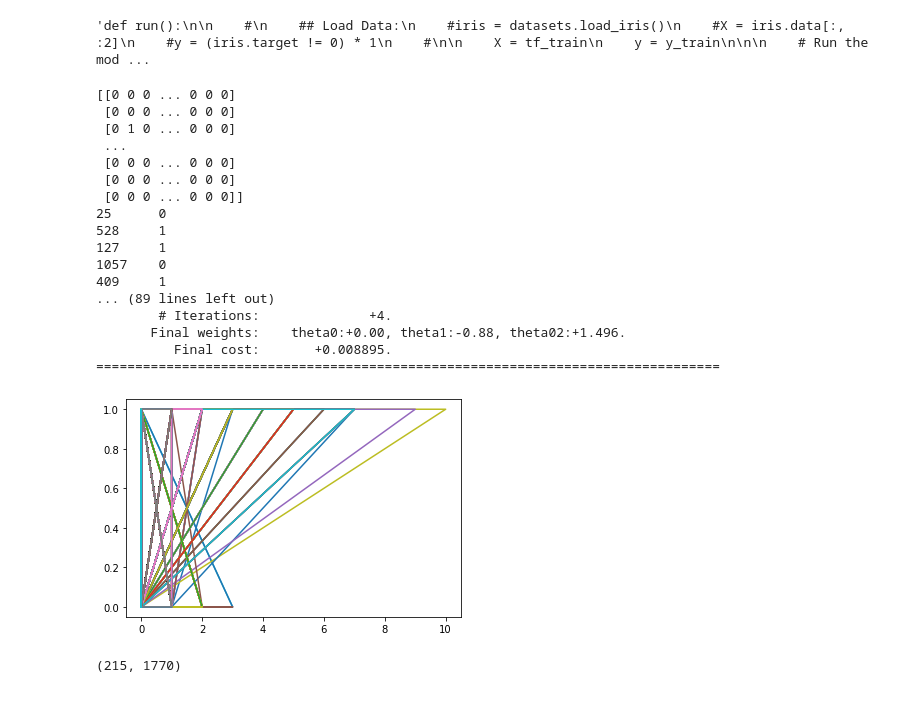
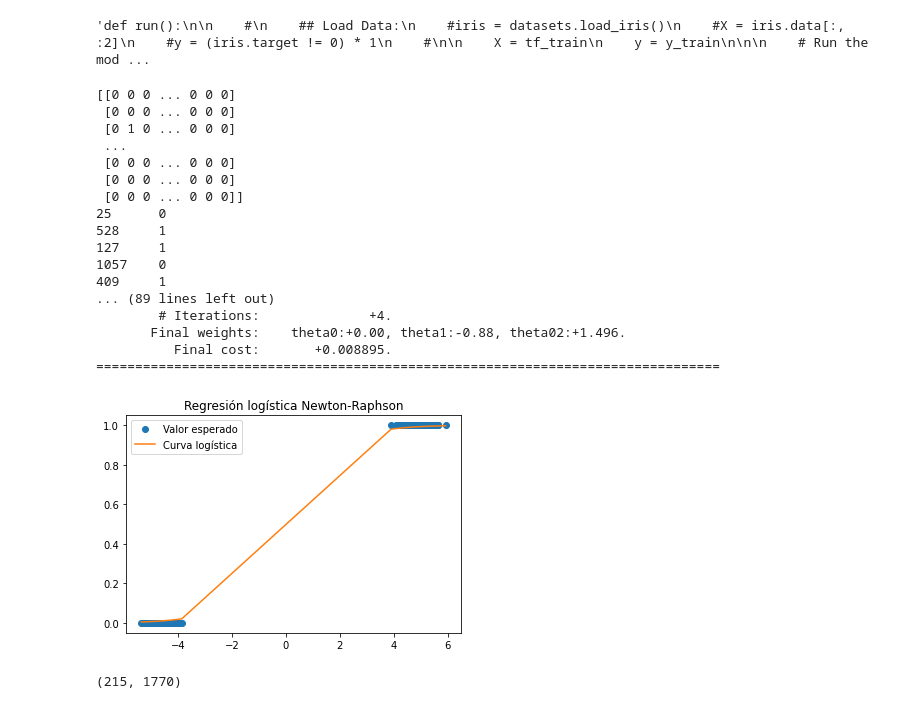
Before and after one commit to calzateu/Modeling_and_Simulation_4, a Jupyter notebook: Our_Logistic_regression_3.ipynb, the cells around one changed output. Drawn from its saved outputs; the diff is of its cells as text; code cells hidden in the pictures.

```diff
--- a/Our_Logistic_regression_3.ipynb
+++ b/Our_Logistic_regression_3.ipynb
@@ -143,8 +143,10 @@ class LogisticRegression:
         z = np.dot(X, theta)
         p = LogisticRegression.__sigmoid(z)
         aux = np.dot(X.T, (p - y))
-        aux = aux[aux != 0]
-        r = np.median(aux)
+        r = np.median(np.abs(aux[aux != 0]))
+        # print(r)
+        if r == 0:
+          r = 1/y.size;
         gradient = r*np.dot(X.T, (p - y));  # 1st derivative of log likelihood wrt parameters.
         #print(gradient)
         theta -= alpha * gradient  # Update the parameters.
@@ -437,36 +439,56 @@ y = y_train
 
 print(X)
 print(y)
-plt.plot(X,y)
 # cc = np.cov(X)
 
 # print('Matriz de covarianzas inicial\n', cc)
 
 # Run the model:
 objLogisticRegression = LogisticRegression(alpha=0.1, maxIterations=3,fitIntercept=False, verbose=True,optimisation="newton");   # Initialise the regression.
 objLogisticRegression.fit(X, y);                                 # Fit the regression.
 
+thet = objLogisticRegression.theta
+
+toPx = np.dot(X, thet)
+
+zf = 1 / (1 + np.exp(-toPx))
+
+# print(toPx)
+# print(zf)
+# print(toPx.shape)
+# print(zf.shape)
+conc = [toPx.T, zf.T]
+# print(conc)
+conc = np.sort(conc)
+ss1 = conc[0,:]
+ss2 = conc[1,:]
+
+plt.plot(toPx,y, 'o')
+plt.plot(ss1, ss2)
+plt.legend(['Valor esperado','Curva logística'])
+plt.title("Regresión logística Newton-Raphson")
+
 # Show the output:
 LogisticRegression.formattedOutput(objLogisticRegression=objLogisticRegression);        # Show the formatted results.
 # %% [output]
 [[0 0 0 ... 0 0 0]
  [0 0 0 ... 0 0 0]
  [0 1 0 ... 0 0 0]
  ...
  [0 0 0 ... 0 0 0]
  [0 0 0 ... 0 0 0]
  [0 0 0 ... 0 0 0]]
 25      0
 528     1
 127     1
 1057    0
 409     1
 ... (89 lines left out)
         # Iterations:              +4.
        Final weights:    theta0:+0.00, theta1:-0.88, theta02:+1.496.
           Final cost:       +0.008895.
 ================================================================================
-[figure, old version]
+[figure, new version]
 # %%
 #corr_matrix = np.corrcoef(tf_test)
 #sumas = sum(corr_matrix >= 0.5)
```
Also changed, not shown: parts of 12 cells of this notebook.
